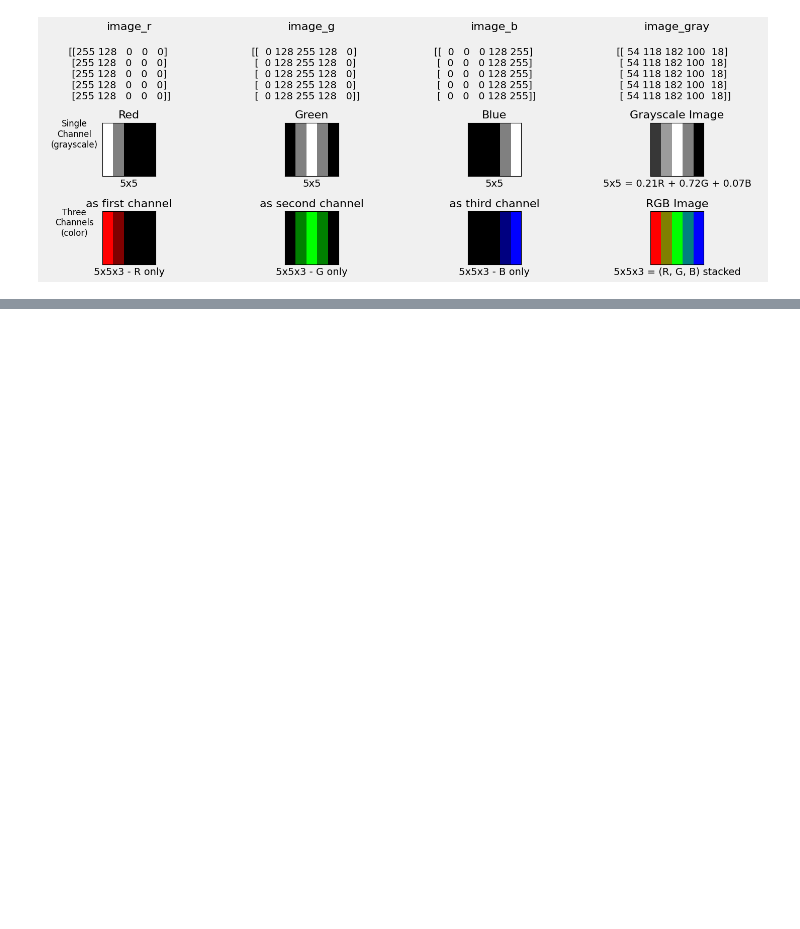
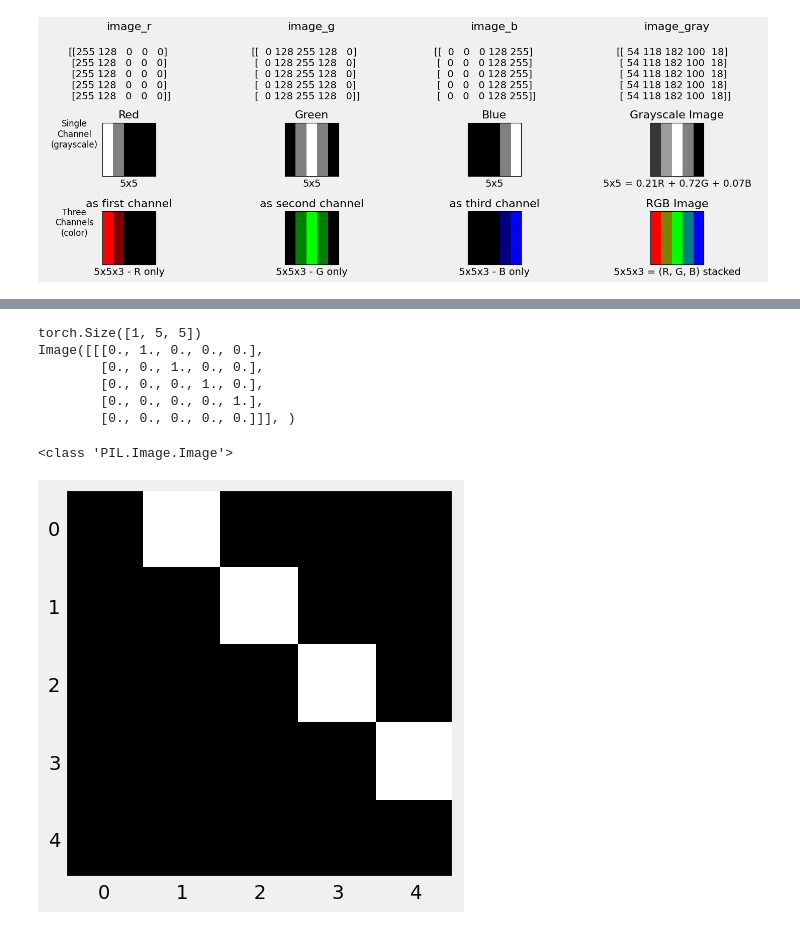
Before and after one commit to jhonprice/PyTorchStepByStep, a Jupyter notebook: runtest/ch04.ipynb, the cells around one changed output, grey strips where cells are left out. Saved outputs shown, nothing was run; the diff lists cells and outputs as text; code cells hidden in the pictures; blank space fills up the shorter version.

```diff
--- a/runtest/ch04.ipynb
+++ b/runtest/ch04.ipynb
@@ -136,0 +145,9 @@ fig = image_channels(image_r, image_g, image_b, image_rgb, image_gray, rows=(0,1
+# %%
+# 程序4-2: pytorch使用的结构和内容
+
+print(images.shape)
+
+example = images[7]
+
+print(example.shape)
+print(example)
@@ -136,0 +162,8 @@ fig = image_channels(image_r, image_g, image_b, image_rgb, image_gray, rows=(0,1
+# %%
+# 程序4-3: 转置分量的位置
+
+example_hwc = np.transpose(example, (1, 2, 0))
+
+print(example_hwc.shape)
+
+print(example_hwc)
@@ -136,0 +290,31 @@ fig = image_channels(image_r, image_g, image_b, image_rgb, image_gray, rows=(0,1
+# %%
+# 程序4-4-1: 将HWC的Numpy数组变为CHW的张量（利用组合转换合并两步)
+
+def ToTensor():
+    return Compose([ToImage(), ToDtype(torch.float32, scale=True)])
+
+tensorizer = ToTensor()
+example_tensor = tensorizer(example_hwc)
+
+print(example_tensor.shape)
+print(example_tensor)
+# %% [output]
+torch.Size([1, 5, 5])
+Image([[[0., 1., 0., 0., 0.],
+        [0., 0., 1., 0., 0.],
+        [0., 0., 0., 1., 0.],
+        [0., 0., 0., 0., 1.],
+        [0., 0., 0., 0., 0.]]], )
+# %%
+# 程序4-5: 张量转为hwc图片类型（注意不是numpy数组）
+
+# 对于example_hwc的numpy数组同样生效
+example_img = ToPILImage()(example_tensor)
+print(type(example_img))
+
+# 可视化结果
+plt.imshow(example_img, cmap='gray')
+plt.grid(False)
+# %% [output]
+<class 'PIL.Image.Image'>
+[figure, added]
```
Also changed, not shown: parts of 15 cells of this notebook.
